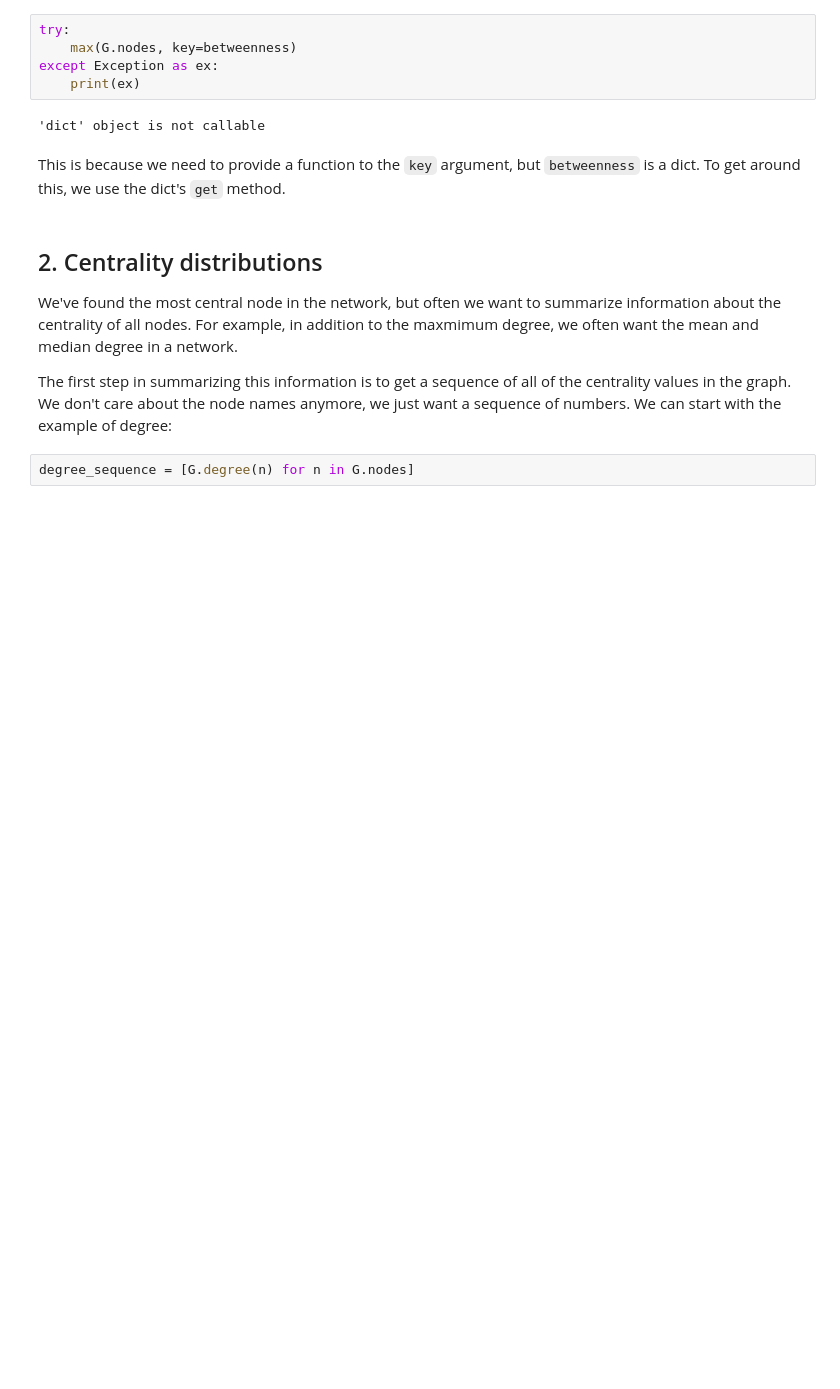
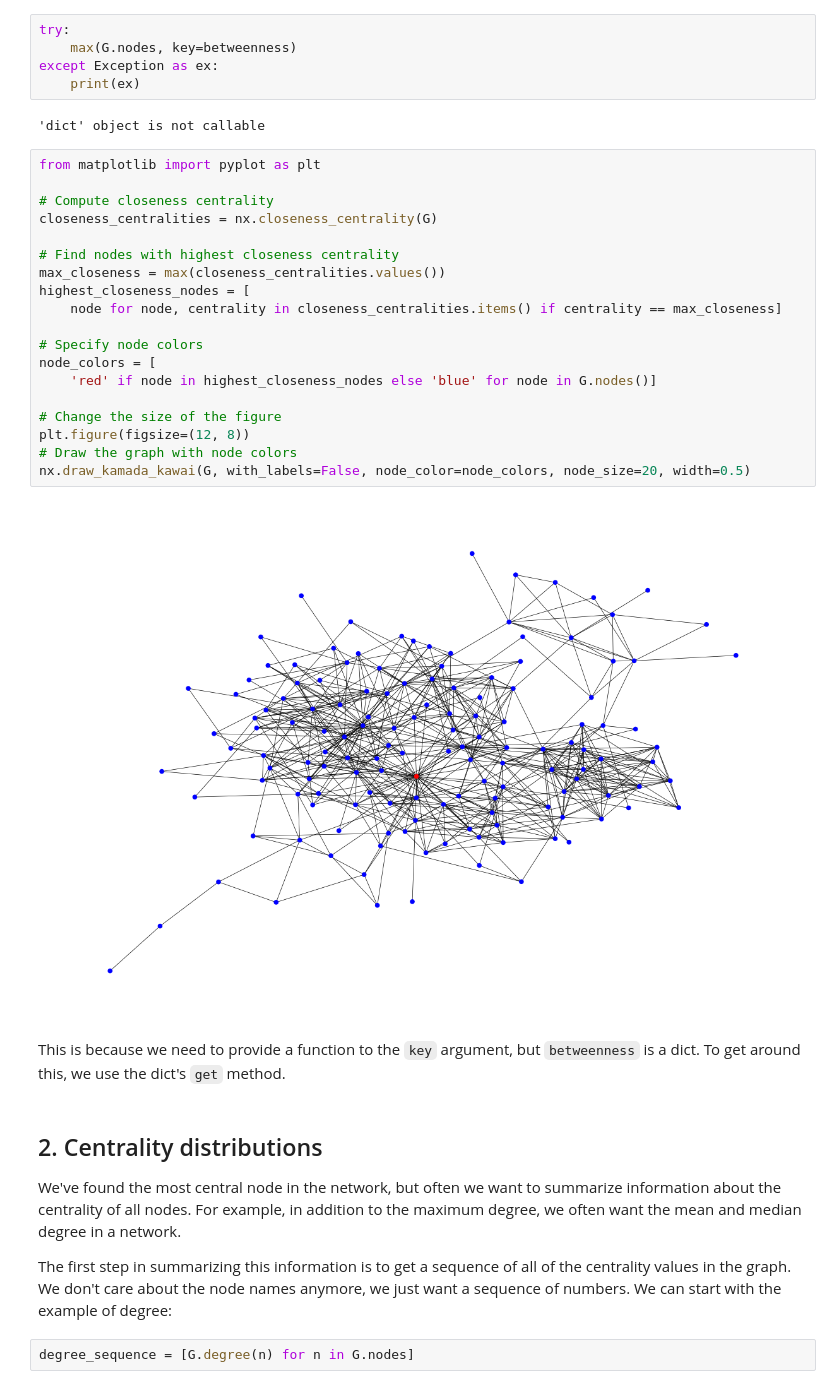
Before and after one commit to rschifan/avrc-2324, a Jupyter notebook: netsci/tutorials/src/03-hubs-centralities-robustness.ipynb, the cells around one changed output. Cells and saved outputs as stored; diff of their text form; blank space fills up the shorter version.

```diff
--- a/netsci/tutorials/src/03-hubs-centralities-robustness.ipynb
+++ b/netsci/tutorials/src/03-hubs-centralities-robustness.ipynb
@@ -94,12 +94,33 @@ except Exception as ex:
     print(ex)
 # %% [output]
 'dict' object is not callable
+# %%
+from matplotlib import pyplot as plt
+
+# Compute closeness centrality
+closeness_centralities = nx.closeness_centrality(G)
+
+# Find nodes with highest closeness centrality
+max_closeness = max(closeness_centralities.values())
+highest_closeness_nodes = [
+    node for node, centrality in closeness_centralities.items() if centrality == max_closeness]
+
+# Specify node colors
+node_colors = [
+    'red' if node in highest_closeness_nodes else 'blue' for node in G.nodes()]
+
+# Change the size of the figure
+plt.figure(figsize=(12, 8))
+# Draw the graph with node colors
+nx.draw_kamada_kawai(G, with_labels=False, node_color=node_colors, node_size=20, width=0.5)
+# %% [output]
+[figure, added]
 # %% [markdown]
 This is because we need to provide a function to the `key` argument, but `betweenness` is a dict. To get around this, we use the dict's `get` method.
 # %% [markdown]
 ## 2. Centrality distributions
 
-We've found the most central node in the network, but often we want to summarize information about the centrality of all nodes. For example, in addition to the maxmimum degree, we often want the mean and median degree in a network.
+We've found the most central node in the network, but often we want to summarize information about the centrality of all nodes. For example, in addition to the maximum degree, we often want the mean and median degree in a network.
 
 The first step in summarizing this information is to get a sequence of all of the centrality values in the graph. We don't care about the node names anymore, we just want a sequence of numbers. We can start with the example of degree:
 # %%
```
Also changed, not shown: parts of 33 cells of this notebook, 17 other files.
